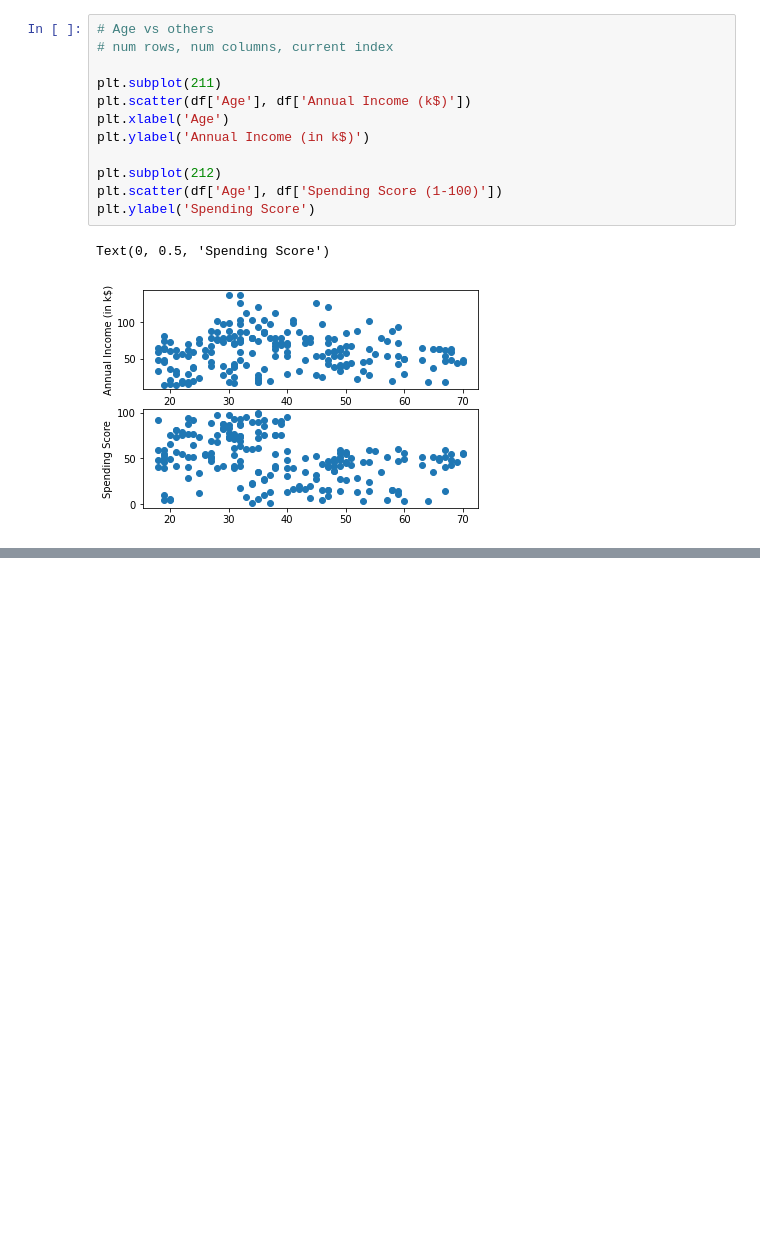
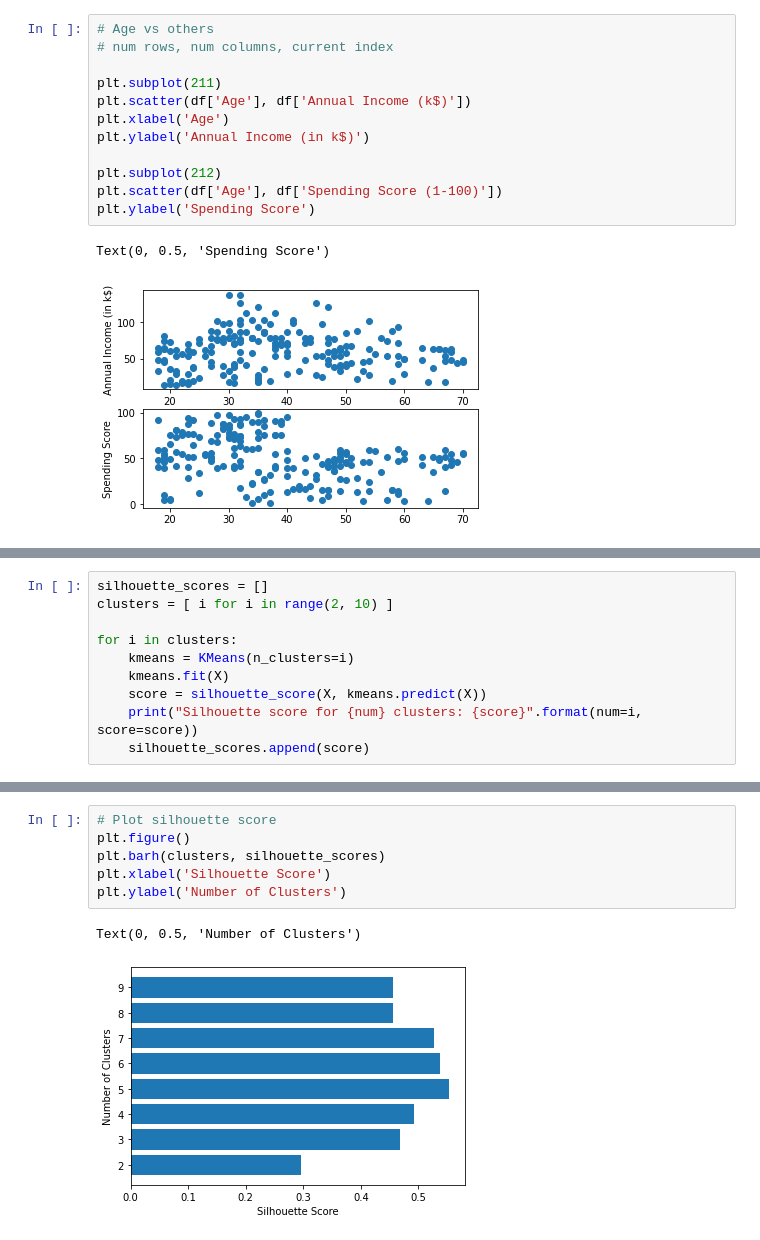
Before and after one commit to jdn5126/CommunitySegmentation, a Jupyter notebook: CustomerSegmentation.ipynb, the cells around one changed output, grey strips where cells are left out. Saved outputs shown, nothing was run; the diff lists cells and outputs as text; blank space fills up the shorter version.

```diff
--- a/CustomerSegmentation.ipynb
+++ b/CustomerSegmentation.ipynb
@@ -65,0 +104,10 @@ Text(0, 0.5, 'Spending Score')
+# %%
+silhouette_scores = []
+clusters = [ i for i in range(2, 10) ]
+
+for i in clusters:
+    kmeans = KMeans(n_clusters=i)
+    kmeans.fit(X)
+    score = silhouette_score(X, kmeans.predict(X))
+    print("Silhouette score for {num} clusters: {score}".format(num=i, score=score))
+    silhouette_scores.append(score)
@@ -65,0 +123,9 @@ Text(0, 0.5, 'Spending Score')
+# %%
+# Plot silhouette score
+plt.figure()
+plt.barh(clusters, silhouette_scores)
+plt.xlabel('Silhouette Score')
+plt.ylabel('Number of Clusters')
+# %% [output]
+Text(0, 0.5, 'Number of Clusters')
+[figure, added]
```
Also changed, not shown: parts of 14 cells of this notebook.
